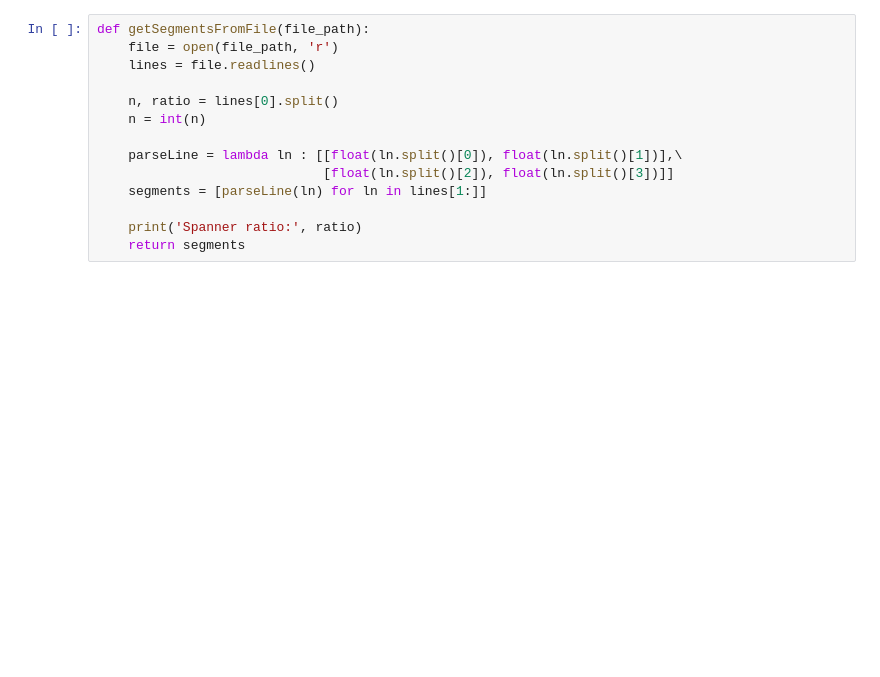
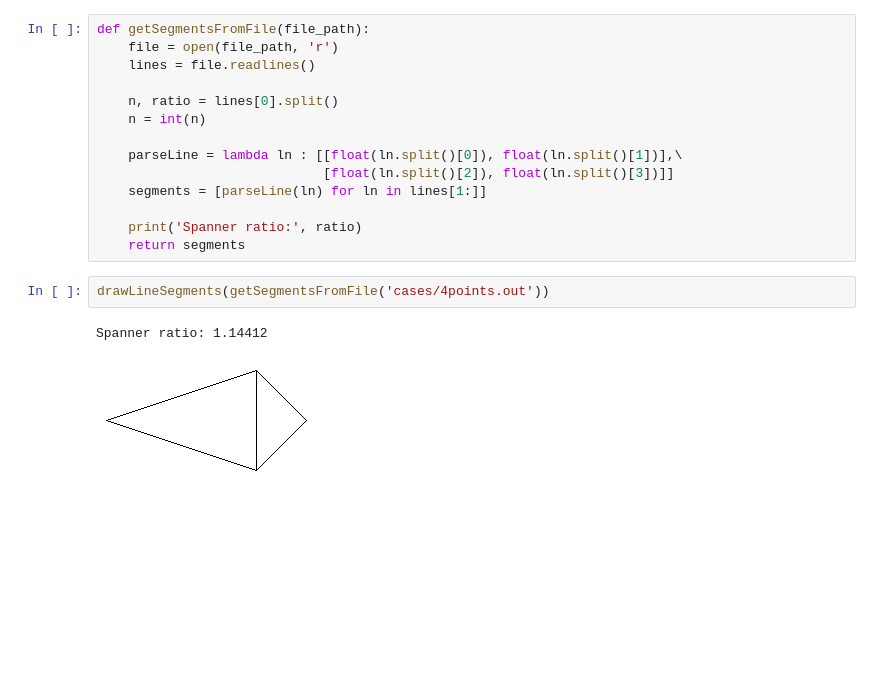
Before and after one commit to luccasiau/cpsc448, a Jupyter notebook: spanner/Nice art.ipynb, the cells around one changed output. Saved outputs shown, nothing was run; the diff lists cells and outputs as text; blank space fills up the shorter version.

```diff
--- a/spanner/Nice art.ipynb
+++ b/spanner/Nice art.ipynb
@@ -33,4 +43,9 @@ def getSegmentsFromFile(file_path):
 
     print('Spanner ratio:', ratio)
     return segments
+# %%
+drawLineSegments(getSegmentsFromFile('cases/4points.out'))
+# %% [output]
+Spanner ratio: 1.14412
+[figure, added]
 # %%
```
Also changed, not shown: parts of 21 cells of this notebook, 48 other files.
